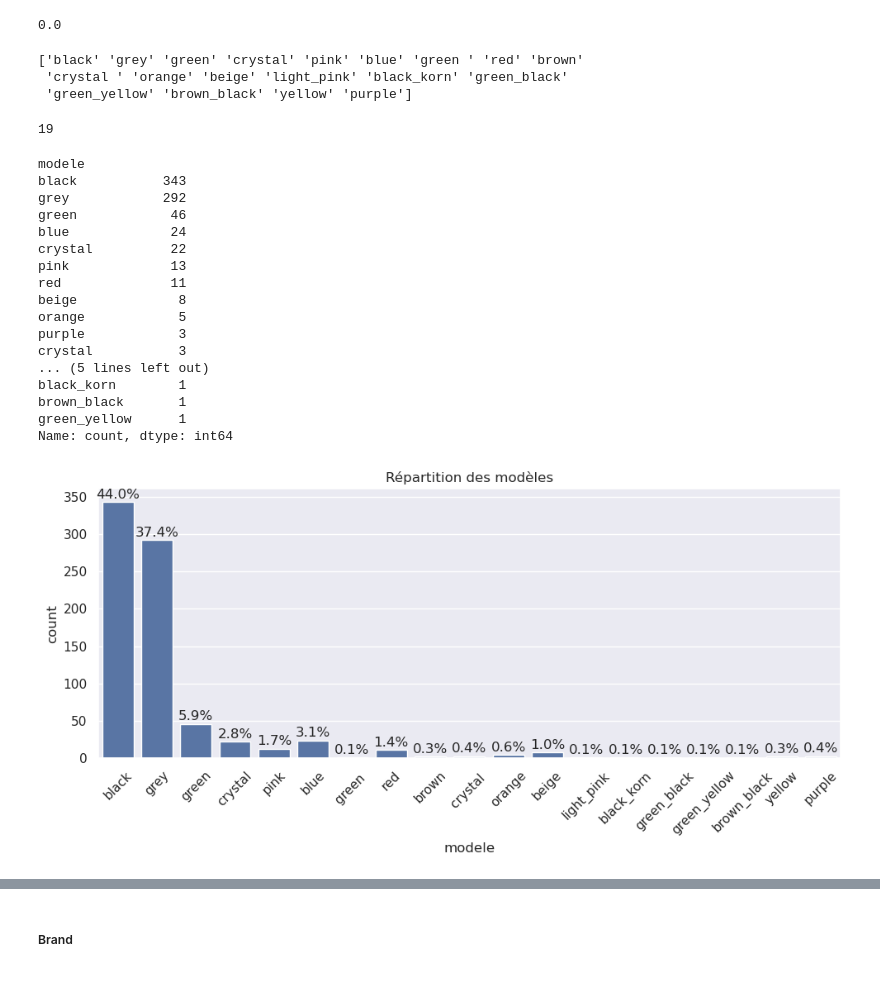
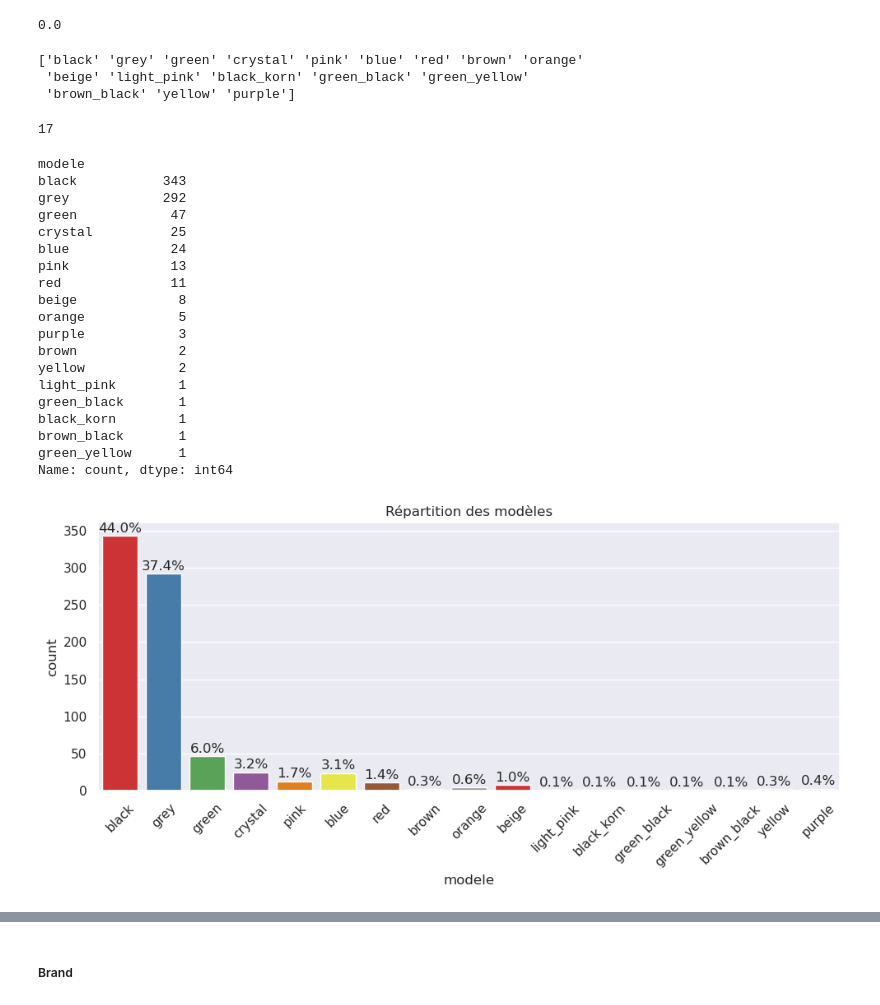
Before and after one commit to davidserruya/Vinted_Fraud_Detection, a Jupyter notebook: Data_Exploration/data_exploration.ipynb, the cells around one changed output, grey strips where cells are left out. Cells and saved outputs as stored; diff of their text form; code cells hidden in the pictures.

Commit message:
finish data_exploration notebook

```diff
--- a/Data_Exploration/data_exploration.ipynb
+++ b/Data_Exploration/data_exploration.ipynb
@@ -106,0 +136,15 @@ Nombre de doublons : 0
+# %%
+df['scam'] = df['scam'].replace({0: 'Safe', 1: 'Scam'})
+plt.figure(figsize=(10,5))
+ax = sns.countplot(x="scam", data=df, palette='Set1', hue='scam', legend=False)
+plt.title("Répartition des annonces frauduleuses ou non")
+
+total = len(df["scam"])
+for p in ax.patches:
+    percentage = f'{100*p.get_height()/total:.1f}%\n'
+    x = p.get_x() + p.get_width() / 2
+    y = p.get_height()
+    ax.annotate(percentage, (x, y), ha='center', va='center')
+
+plt.tight_layout()
+plt.show()
@@ -131,10 +175,10 @@ memory usage: 12.2+ KB
 print(df["modele"].unique())
 df["modele"].nunique()
 # %% [output]
-['black' 'grey' 'green' 'crystal' 'pink' 'blue' 'green ' 'red' 'brown'
- 'crystal ' 'orange' 'beige' 'light_pink' 'black_korn' 'green_black'
- 'green_yellow' 'brown_black' 'yellow' 'purple']
+['black' 'grey' 'green' 'crystal' 'pink' 'blue' 'red' 'brown' 'orange'
+ 'beige' 'light_pink' 'black_korn' 'green_black' 'green_yellow'
+ 'brown_black' 'yellow' 'purple']
-19
+17
 # %%
 # Étendue des valeurs, Équilibre
 df["modele"].value_counts()
@@ -142,34 +186,36 @@ df["modele"].value_counts()
 modele
 black           343
 grey            292
-green            46
+green            47
+crystal          25
 blue             24
-crystal          22
 pink             13
 red              11
 beige             8
 orange            5
 purple            3
-crystal           3
-... (5 lines left out)
+brown             2
+yellow            2
+light_pink        1
+green_black       1
 black_korn        1
 brown_black       1
 green_yellow      1
 Name: count, dtype: int64
 # %%
-# Graphique en barres pour la fréquence de chaque modele
 plt.figure(figsize=(10,5))
-ax = sns.countplot(x="modele", data=df)
+ax = sns.countplot(x="modele", data=df, palette='Set1', hue='modele', legend=False)
 plt.title("Répartition des modèles")
-# Ajouter le nombre et la proportion de chaque modele sur les barres
+
 total = len(df["modele"])
 for p in ax.patches:
     percentage = f'{100*p.get_height()/total:.1f}%\n'
     x = p.get_x() + p.get_width() / 2
     y = p.get_height()
     ax.annotate(percentage, (x, y), ha='center', va='center')
+
 plt.xticks(rotation=45)
 plt.tight_layout()
 plt.show()
 # %% [output]
-[figure, old version]
+[figure, new version]
```
Also changed, not shown: parts of 235 cells of this notebook, 1 other file.
